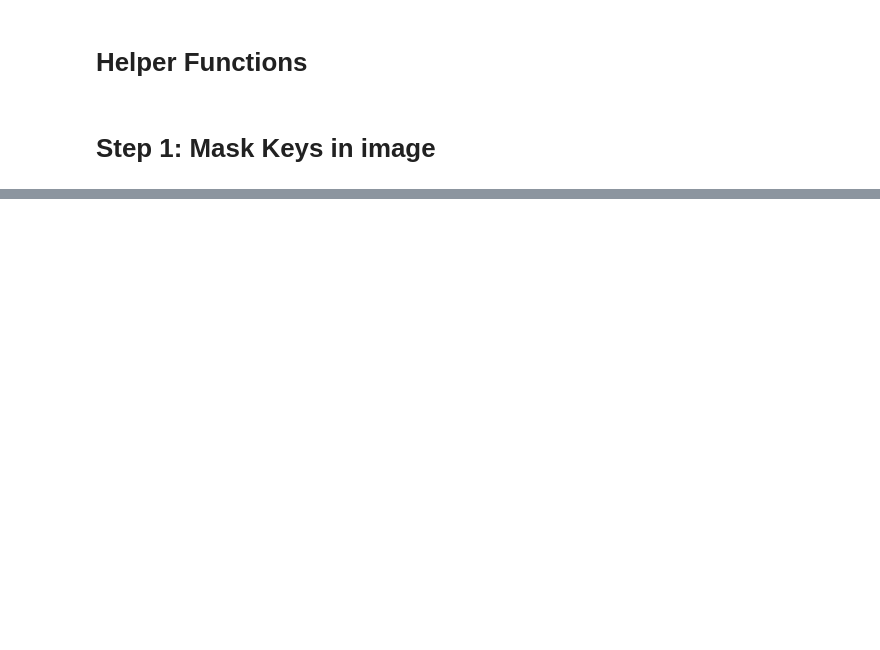
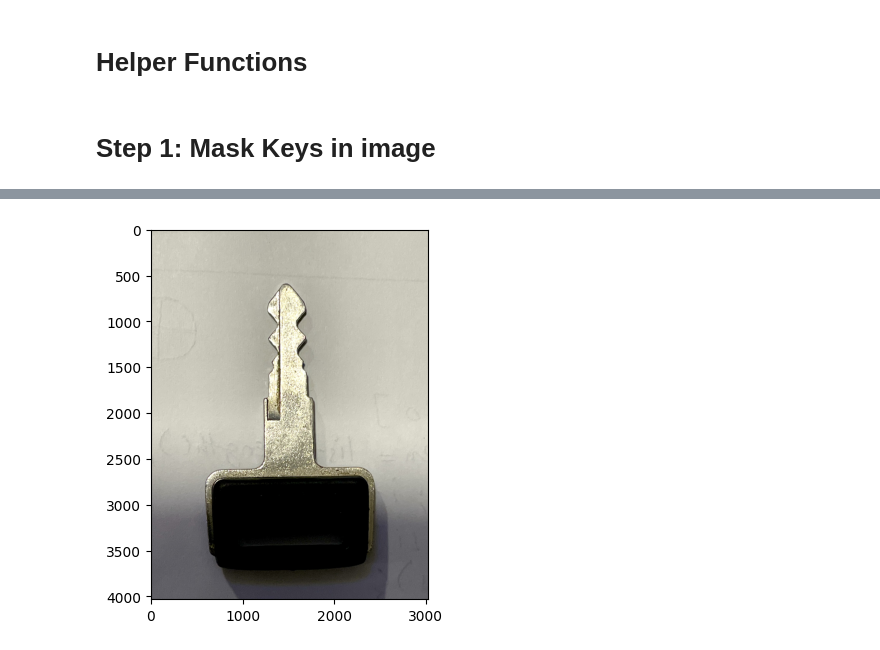
Before and after one commit to syedfaiqueali/Kaggle-Notebooks, a Jupyter notebook: key-extraction.ipynb, the cells around one changed output, grey strips where cells are left out. Saved outputs shown, nothing was run; the diff lists cells and outputs as text; code cells hidden in the pictures; blank space fills up the shorter version.

```diff
--- a/key-extraction.ipynb
+++ b/key-extraction.ipynb
@@ -36,3 +38,10 @@ BASE_PATH = '/kaggle/input/key-images/'
+# %%
+class ImageModel:
+    def __init__(self, rgb_img, mask_img, cropped_mask=None, feature_img=None):
+        self.rgb_img = rgb_img            # RGB Original Img
+        self.mask_img = mask_img          # Binary Img
+        self.cropped_mask = cropped_mask  # Cropped Mask
+        self.feature_img = feature_img
 # %% [markdown]
 # Helper Functions
 # %%
@@ -91,7 +97,7 @@ def plt_img(img_data, cmap='viridis'):
       * 'binary' (Binary)
     '''
     plt.imshow(img_data, cmap=cmap)
-    plt.axis('off')
+    plt.axis('on')
     plt.show()
 # %% [markdown]
 # Step 1: Mask Keys in image
@@ -160,0 +104,31 @@ plt_img(inverted_image)
+# %%
+# 1. Get images path
+images_path = sorted(get_dataset_images_path(BASE_PATH))
+
+# 2. Read images
+key_images = []
+for image_path in images_path:
+    # 2a. Read img as PIL.Image
+    rgb_img = Image.open(image_path)
+
+    # 2b. Convert rgb to mask
+    grayscale_mask = remove_bg(rgb_img, only_mask=True)
+
+    # 2c. Convert masked image to binary mask
+    grayscale_mask = np.array(grayscale_mask)
+    _, mask_img = cv2.threshold(grayscale_mask, 127, 255, cv2.THRESH_BINARY)
+
+    # 2d. Cropped masked img
+    contours, _ = cv2.findContours(mask_img, cv2.RETR_EXTERNAL, cv2.CHAIN_APPROX_SIMPLE)
+    x,y,w,h = cv2.boundingRect(contours[0])
+    cropped_mask = mask_img[y:y+h, x:x+w]
+
+    key_images.append(
+        ImageModel(rgb_img=np.array(rgb_img),
+                   mask_img=mask_img,
+                   cropped_mask=cropped_mask)
+    )
+# %%
+plt_img(key_images[0].rgb_img)
+# %% [output]
+[figure, added]
```
Also changed, not shown: parts of 17 cells of this notebook.
